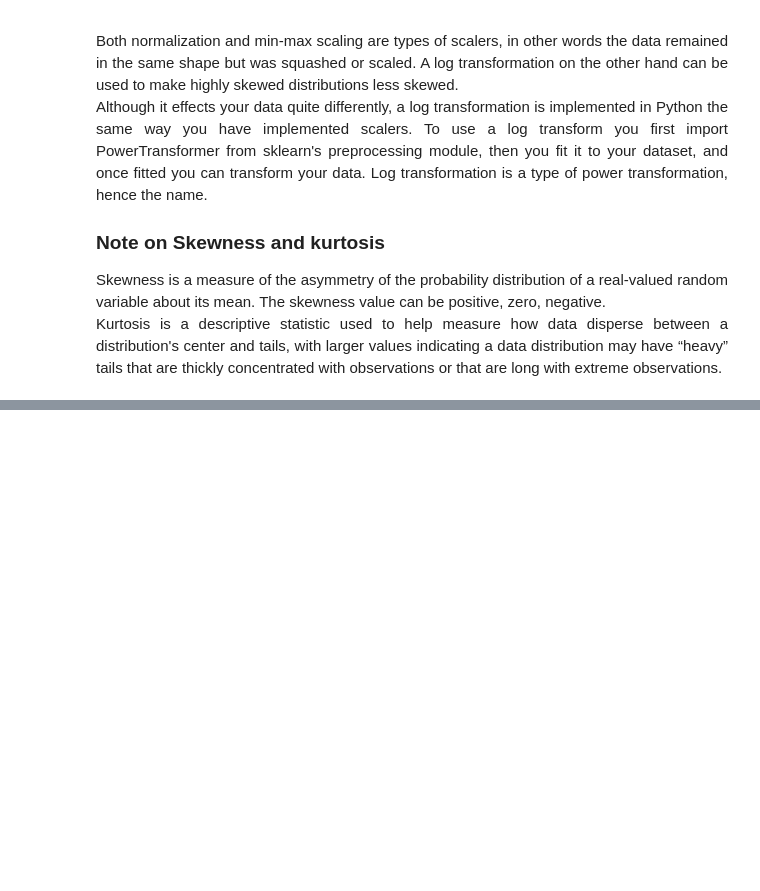
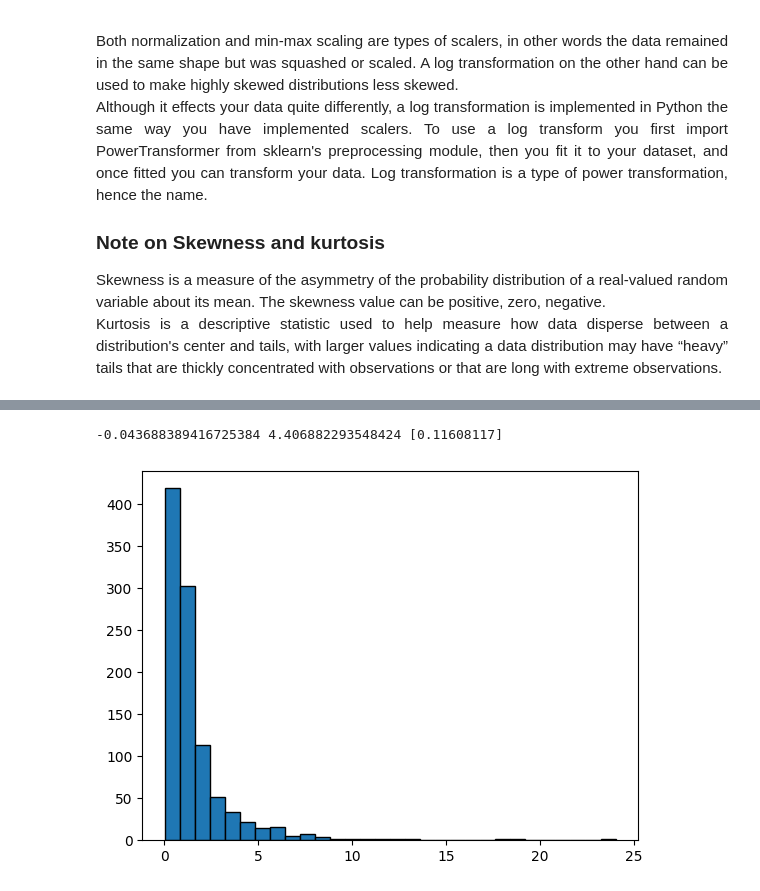
Before and after one commit to EdilbertoAntonio/ejercicios_maestria_icd, a Jupyter notebook: mineria de datos/Transformations.ipynb, the cells around one changed output, grey strips where cells are left out. Saved outputs shown, nothing was run; the diff lists cells and outputs as text; code cells hidden in the pictures; blank space fills up the shorter version.

```diff
--- a/mineria de datos/Transformations.ipynb
+++ b/mineria de datos/Transformations.ipynb
@@ -67,0 +94,9 @@ plt.xlabel
+# %%
+import seaborn as sns
+
+plt.hist(y, bins=30, edgecolor="black")
+plt.xlabel
+print(skew(x), skew(y), skew(data_trans))
+# %% [output]
+-0.043688389416725384 4.406882293548424 [0.11608117]
+[figure, added]
```
Also changed, not shown: parts of 6 cells of this notebook, 3 other files.
